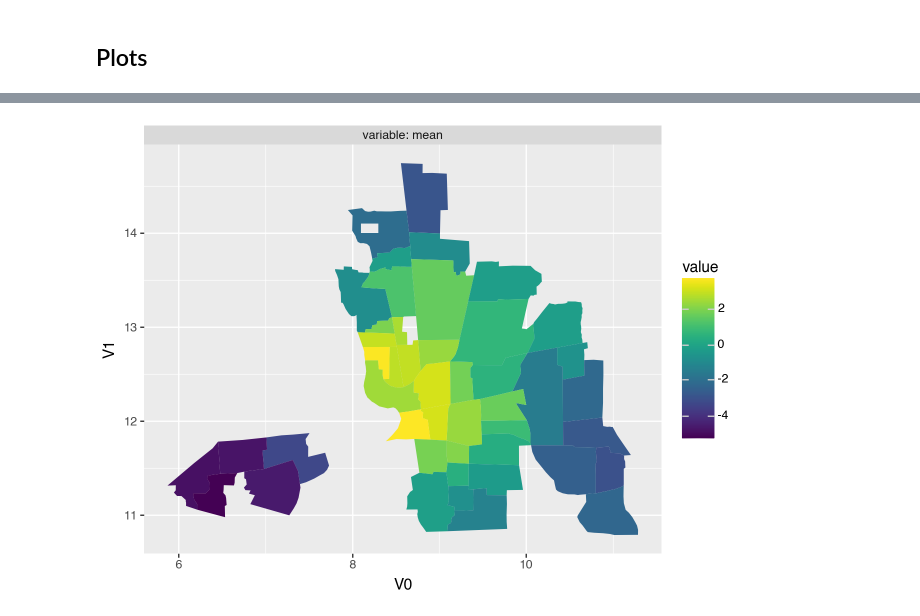
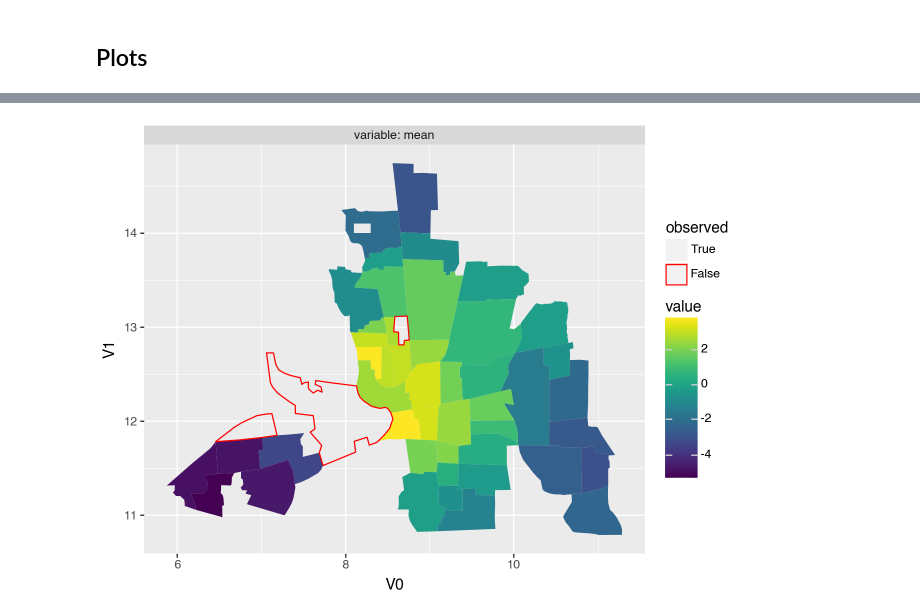
Before and after one commit to liesel-devs/liesel_gam, a Jupyter notebook: notebooks/test_mrf_with_unobserved.ipynb, the cells around one changed output, grey strips where cells are left out. Drawn from its saved outputs; the diff is of its cells as text; code cells hidden in the pictures.

```diff
--- a/notebooks/test_mrf_with_unobserved.ipynb
+++ b/notebooks/test_mrf_with_unobserved.ipynb
@@ -143,9 +146,11 @@ gam.plot_regions(term=loc.terms["mrf1(district)"], samples=samples, polys=polys)
 # %%
 gam.plot_regions(
     term=loc.terms["mrf1(district)"],
     samples=samples,
     polys=polys,
     show_unobserved=False,
+    unobserved_color="red",
+    observed_color="none",
 )
 # %% [output]
-[figure, old version]
+[figure, new version]
```
Also changed, not shown: parts of 7 cells of this notebook.
